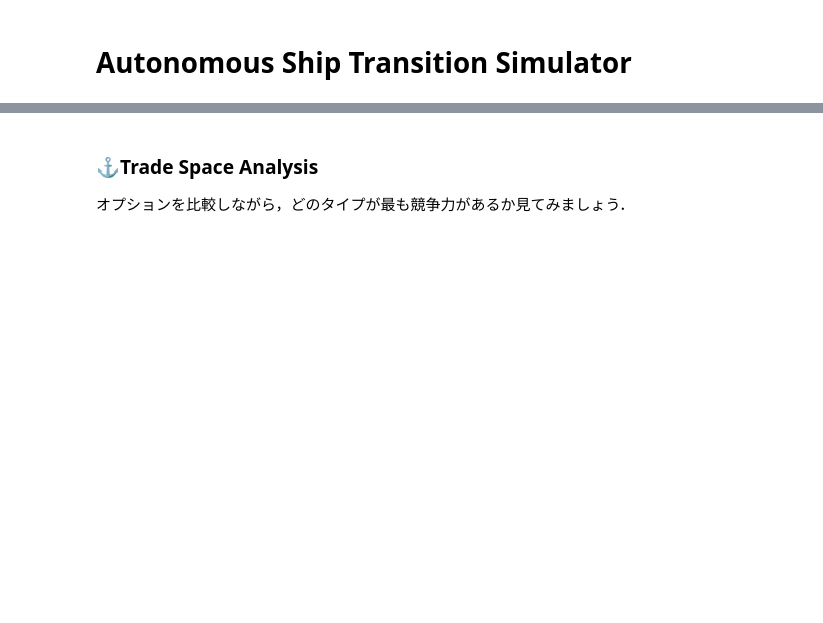
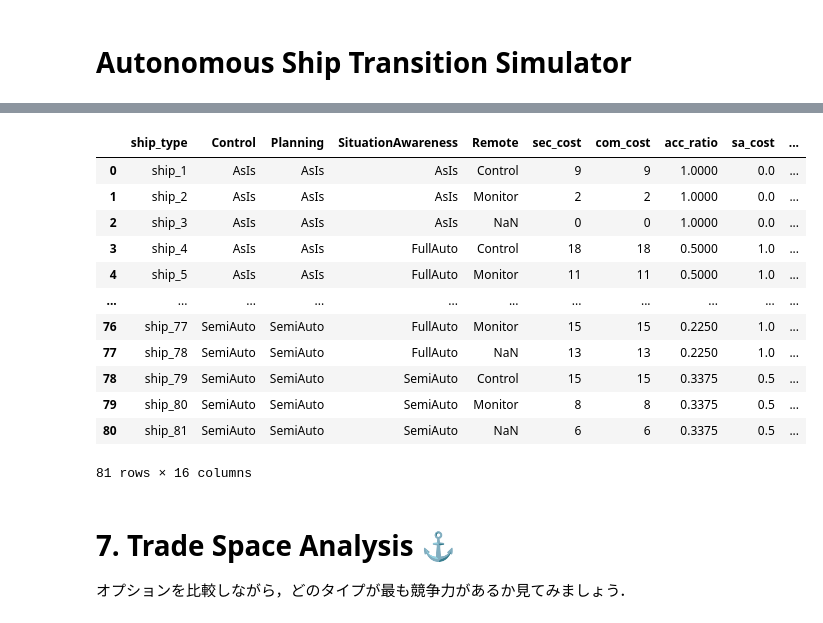
Before and after one commit to tnakash/autoship_trans_sim, a Jupyter notebook: main.ipynb, the cells around one changed output, grey strips where cells are left out. Saved outputs shown, nothing was run; the diff lists cells and outputs as text; code cells hidden in the pictures; blank space fills up the shorter version.

```diff
--- a/main.ipynb
+++ b/main.ipynb
@@ -333,5 +509,21 @@ spec = get_spec('spec_1')
+# %%
+spec
+# %% [output]
+|  | ship_type | Control | Planning | SituationAwareness | Remote | sec_cost | com_cost | acc_ratio | sa_cost | ... |
+| 0 | ship_1 | AsIs | AsIs | AsIs | Control | 9 | 9 | 1.0000 | 0.0 | ... |
+| 1 | ship_2 | AsIs | AsIs | AsIs | Monitor | 2 | 2 | 1.0000 | 0.0 | ... |
+| 2 | ship_3 | AsIs | AsIs | AsIs | NaN | 0 | 0 | 1.0000 | 0.0 | ... |
+| 3 | ship_4 | AsIs | AsIs | FullAuto | Control | 18 | 18 | 0.5000 | 1.0 | ... |
+| 4 | ship_5 | AsIs | AsIs | FullAuto | Monitor | 11 | 11 | 0.5000 | 1.0 | ... |
+| ... | ... | ... | ... | ... | ... | ... | ... | ... | ... | ... |
+| 76 | ship_77 | SemiAuto | SemiAuto | FullAuto | Monitor | 15 | 15 | 0.2250 | 1.0 | ... |
+| 77 | ship_78 | SemiAuto | SemiAuto | FullAuto | NaN | 13 | 13 | 0.2250 | 1.0 | ... |
+| 78 | ship_79 | SemiAuto | SemiAuto | SemiAuto | Control | 15 | 15 | 0.3375 | 0.5 | ... |
+| 79 | ship_80 | SemiAuto | SemiAuto | SemiAuto | Monitor | 8 | 8 | 0.3375 | 0.5 | ... |
+| 80 | ship_81 | SemiAuto | SemiAuto | SemiAuto | NaN | 6 | 6 | 0.3375 | 0.5 | ... |
+81 rows × 16 columns
 # %% [markdown]
-### ⚓Trade Space Analysis
+# 7. Trade Space Analysis ⚓
 オプションを比較しながら，どのタイプが最も競争力があるか見てみましょう．
 # %%
 # Select Ship and show Tradespace
```
Also changed, not shown: parts of 34 cells of this notebook.
